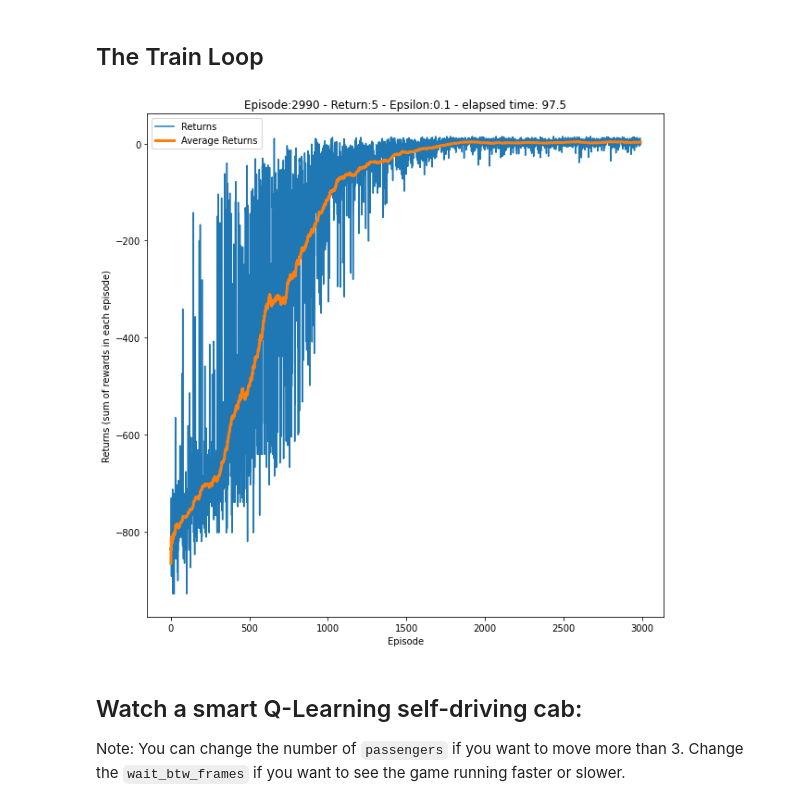
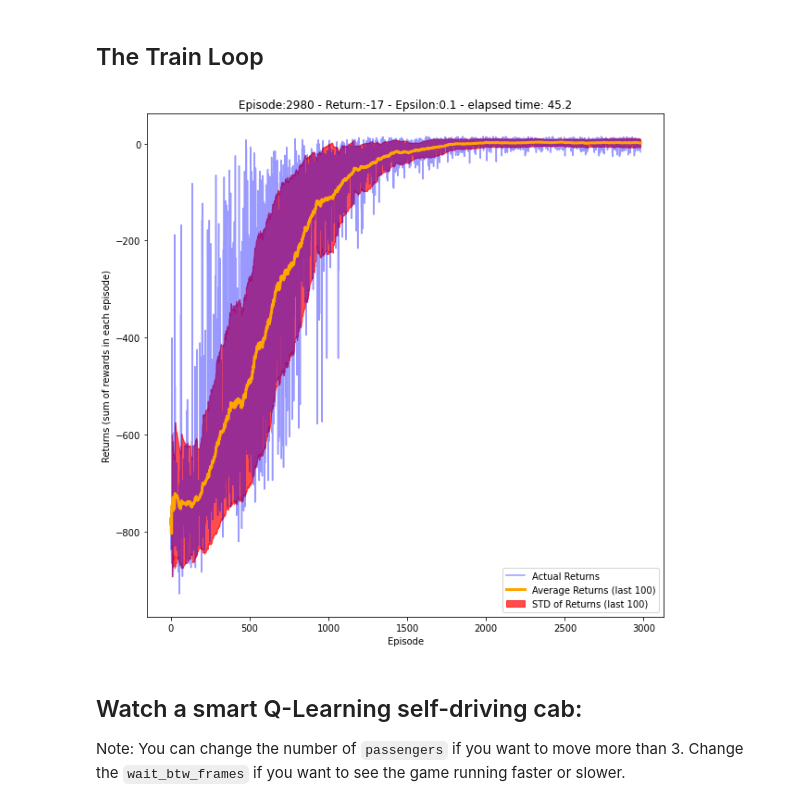
Before and after one commit to FredAmouzgar/comp8220_ML, a Jupyter notebook: 2021S2/W06/TD_Control_Methods_SARSA_Q_Learning.ipynb, the cells around one changed output. Cells and saved outputs as stored; diff of their text form; code cells hidden in the pictures.

```diff
--- a/2021S2/W06/TD_Control_Methods_SARSA_Q_Learning.ipynb
+++ b/2021S2/W06/TD_Control_Methods_SARSA_Q_Learning.ipynb
@@ -239,10 +243,11 @@ from time import time
 env = gym.make(env_name) # Creating the environment
 agent = Sarsa_Agent(env.observation_space.n, env.action_space.n) # Initializing the agent
 EPISODES = 3000 # Training the agent for 3000 episodes
-DISPLAY_RESULTS_INTERVAL = 10
+DISPLAY_RESULTS_INTERVAL = 20
 
 returns = []
-avg_returns = []
+avg_returns_sarsa = []
+stds_sarsa = []
 stime = time()
 
 for episode in range(EPISODES):
@@ -254,21 +259,25 @@ for episode in range(EPISODES):
     while not done:
         """
         TODO 5:
-        1- Take a step in the environment using the action variable and the step method from the env variable.
+        1- Take a step in the environment using the "action" variable and the step method from the env variable -> env.step(action)
         2- The step method returns a tuple consists of the new state, reward, done and info. Save them in separate variables.
         3- Add the reward we got as a result of the action to the return_episode variable.
         4- Update the agent with the right parameters.
         5- The update method returns the new action save it in the new_action varible.
         """
-        # Your Code Here
+        # Your Code Here (~ 3 lines)
+
 
         state, action = new_state, new_action
         step_n += 1
         if done:
             returns.append(return_episode)
             avg = (sum(returns[-100:]) / 100) if len(returns) > 100 else (sum(returns[-len(returns):]) / len(returns))
-            avg_returns.append(avg)
+            avg_returns_sarsa.append(avg)
+
+            std = np.array(returns[-100:]).std() if len(returns) > 100 else np.array(returns[-len(returns):]).std()
+            stds_sarsa.append(std)
             if episode % DISPLAY_RESULTS_INTERVAL == 0:
-                display_status(episode, return_episode, agent.epsilon, stime, returns, avg_returns)
-            clear_output(wait=True)
+                clear_output(wait=True)
+                display_status(episode, return_episode, agent.epsilon, stime, returns, avg_returns_sarsa, stds_sarsa)
 # %% [output]
@@ -318,7 +327,7 @@ class Qlearning_Agent:
           - Initialize Q as a 2D numpy array representing agent's state-action value function.
         """
         self.Q = # Your Code Here
-        self.new_a = None
+        #self.new_a = None
         self.epsilon_decay = epsilon_decay
         self.epsilon_decay_factor = epsilon_decay_factor
         self.epsilon_final_value = epsilon_final_value
@@ -332,6 +341,7 @@ class Qlearning_Agent:
             - Otherwise, act greedily (choose the best action in the state). You can use the np.argmax() method in this process.
         """
         # Your Code Here (~ 7 lines)
+
         return action
 
     def decay_epsilon(self):
@@ -341,6 +351,7 @@ class Qlearning_Agent:
             - Otherwise, set it to the final value intended for ε.
         """
         # Your Code Here (~ 4 lines)
+
 
 
     def update(self, new_s, r, s, a, done):
@@ -364,39 +375,45 @@ from time import time
 env = gym.make(env_name) # Creating the environment
 agent = Qlearning_Agent(env.observation_space.n, env.action_space.n) # Initializing the agent
 EPISODES = 3000 # Training the agent for 3000 episodes
-DISPLAY_RESULTS_INTERVAL = 10
+DISPLAY_RESULTS_INTERVAL = 20
 
 returns = []
-avg_returns = []
+avg_returns_qlearning = []
+stds_qlearning = []
 stime = time()
 
 for episode in range(EPISODES):
     state = env.reset()
     done = False
     step_n = 0
     return_episode = 0
     while not done:
         """
         TODO 10:
         1- Take an action using agent's act method and save it.
         2- Take a step in the environment using the action variable and the step method from the env variable.
         3- The step method returns a tuple consists of the new state, reward, done and info. Save them in separate variables.
         4- Add the reward we got as a result of the action to the return_episode variable.
         5- Update the agent with the right parameters.
         """
         # Your Code Here
 
+
         state = new_state
         step_n += 1
         if done:
             returns.append(return_episode)
             avg = (sum(returns[-100:]) / 100) if len(returns) > 100 else (sum(returns[-len(returns):]) / len(returns))
-            avg_returns.append(avg)
+            avg_returns_qlearning.append(avg)
+
+            std = np.array(returns[-100:]).std() if len(returns) > 100 else np.array(returns[-len(returns):]).std()
+            stds_qlearning.append(std)
+
             if episode % DISPLAY_RESULTS_INTERVAL == 0:
-                display_status(episode, return_episode, agent.epsilon, stime, returns, avg_returns)
-            clear_output(wait=True)
+                clear_output(wait=True)
+                display_status(episode, return_episode, agent.epsilon, stime, returns, avg_returns_qlearning, stds_qlearning)
 # %% [output]
-[figure, old version]
+[figure, new version]
 # %% [markdown]
 ## Watch a smart Q-Learning self-driving cab:
 Note: You can change the number of `passengers` if you want to move more than 3. Change the `wait_btw_frames` if you want to see the game running faster or slower.
```
Also changed, not shown: parts of 8 cells of this notebook.
